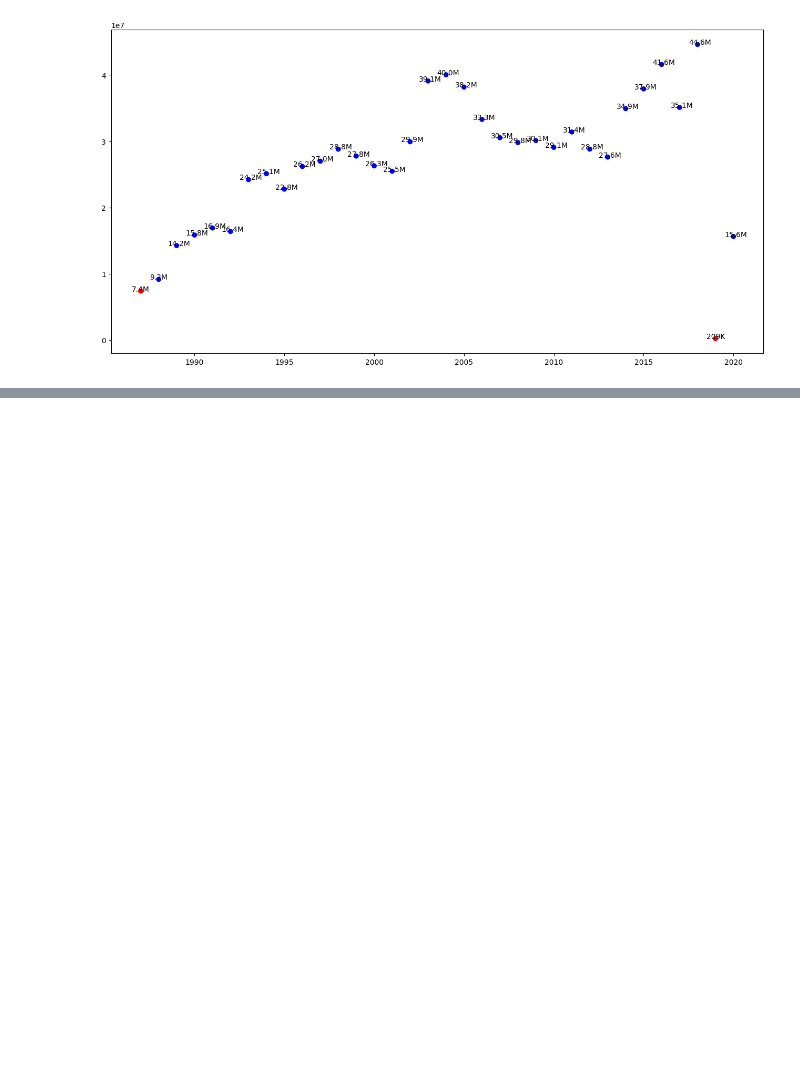
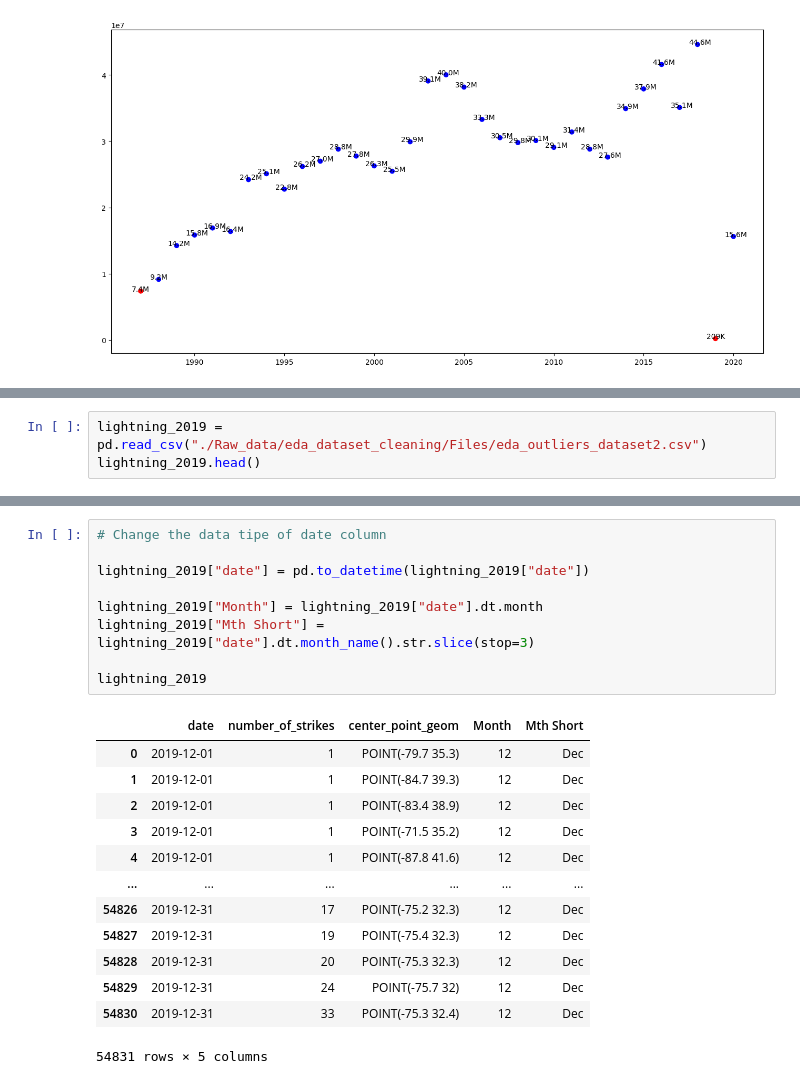
Before and after one commit to AfobCode/LearningPython, a Jupyter notebook: GoBeyondNumbers/eda_handling_outliers.ipynb, the cells around one changed output, grey strips where cells are left out. Cells and saved outputs as stored; diff of their text form; blank space fills up the shorter version.

Commit message:
Outliers file complited, starting to work with categorical data

```diff
--- a/GoBeyondNumbers/eda_handling_outliers.ipynb
+++ b/GoBeyondNumbers/eda_handling_outliers.ipynb
@@ -167,0 +173,3 @@ plt.show()
+# %%
+lightning_2019 = pd.read_csv("./Raw_data/eda_dataset_cleaning/Files/eda_outliers_dataset2.csv")
+lightning_2019.head()
@@ -167,0 +183,23 @@ plt.show()
+# %%
+# Change the data tipe of date column
+
+lightning_2019["date"] = pd.to_datetime(lightning_2019["date"])
+
+lightning_2019["Month"] = lightning_2019["date"].dt.month
+lightning_2019["Mth Short"] = lightning_2019["date"].dt.month_name().str.slice(stop=3)
+
+lightning_2019
+# %% [output]
+|  | date | number_of_strikes | center_point_geom | Month | Mth Short |
+| 0 | 2019-12-01 | 1 | POINT(-79.7 35.3) | 12 | Dec |
+| 1 | 2019-12-01 | 1 | POINT(-84.7 39.3) | 12 | Dec |
+| 2 | 2019-12-01 | 1 | POINT(-83.4 38.9) | 12 | Dec |
+| 3 | 2019-12-01 | 1 | POINT(-71.5 35.2) | 12 | Dec |
+| 4 | 2019-12-01 | 1 | POINT(-87.8 41.6) | 12 | Dec |
+| ... | ... | ... | ... | ... | ... |
+| 54826 | 2019-12-31 | 17 | POINT(-75.2 32.3) | 12 | Dec |
+| 54827 | 2019-12-31 | 19 | POINT(-75.4 32.3) | 12 | Dec |
+| 54828 | 2019-12-31 | 20 | POINT(-75.3 32.3) | 12 | Dec |
+| 54829 | 2019-12-31 | 24 | POINT(-75.7 32) | 12 | Dec |
+| 54830 | 2019-12-31 | 33 | POINT(-75.3 32.4) | 12 | Dec |
+54831 rows × 5 columns
```
Also changed, not shown: parts of 7 cells of this notebook, 1 other file.
